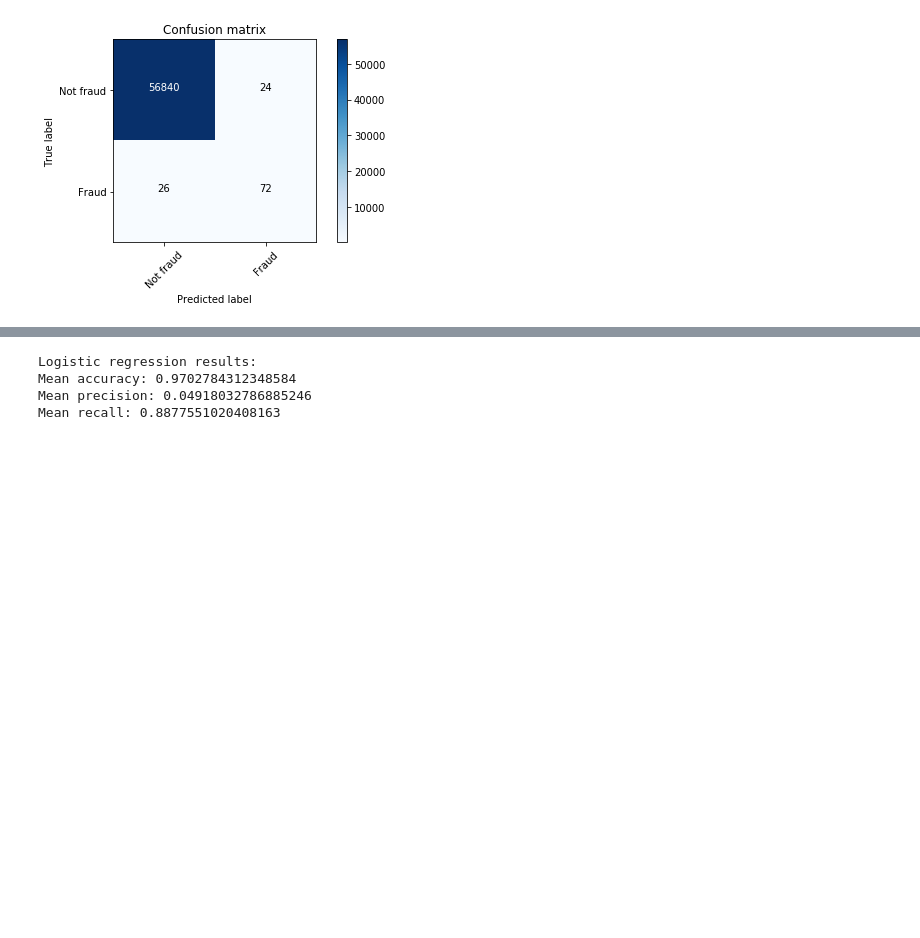
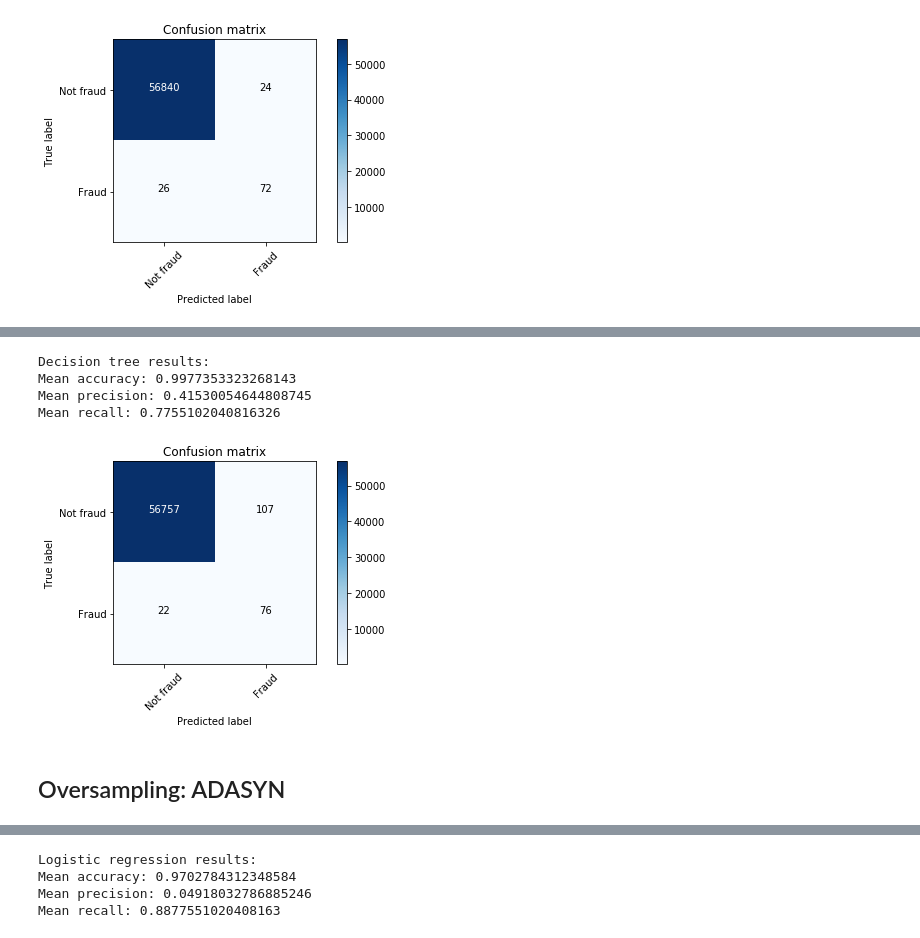
Before and after one commit to mikaelsouza/fraud-detection, a Jupyter notebook: notebooks/exploratory/kaggle/1-undersampling-oversampling.ipynb, the cells around one changed output, grey strips where cells are left out. Cells and saved outputs as stored; diff of their text form; code cells hidden in the pictures; blank space fills up the shorter version.

Commit message:
Added oversampling algorithms

```diff
--- a/notebooks/exploratory/kaggle/1-undersampling-oversampling.ipynb
+++ b/notebooks/exploratory/kaggle/1-undersampling-oversampling.ipynb
@@ -129,7 +135,7 @@ Mean recall: 0.8775510204081632
 [figure]
 # %%
 print("Decision tree results:")
-decision_tree_scores['oversampled'] = classify(X_oversampled, X_test, y_oversampled, y_test, classifier=DecisionTreeClassifier, normalized=False)
+decision_tree_scores['random_os'] = classify(X_oversampled, X_test, y_oversampled, y_test, classifier=DecisionTreeClassifier, normalized=False)
 # %% [output]
 Decision tree results:
 Mean accuracy: 0.9991222218320986
@@ -138,0 +147,3 @@ Mean recall: 0.7346938775510204
+# %%
+smote = over_sampling.SMOTE(random_state=0)
+X_oversampled, y_oversampled = smote.fit_sample(X_train, y_train)
@@ -138,0 +159,11 @@ Mean recall: 0.7346938775510204
+# %%
+print("Decision tree results:")
+decision_tree_scores['smote'] = classify(X_oversampled, X_test, y_oversampled, y_test, classifier=DecisionTreeClassifier, normalized=False)
+# %% [output]
+Decision tree results:
+Mean accuracy: 0.9977353323268143
+Mean precision: 0.41530054644808745
+Mean recall: 0.7755102040816326
+[figure, added]
+# %% [markdown]
+## Oversampling: ADASYN
```
Also changed, not shown: parts of 14 cells of this notebook.
